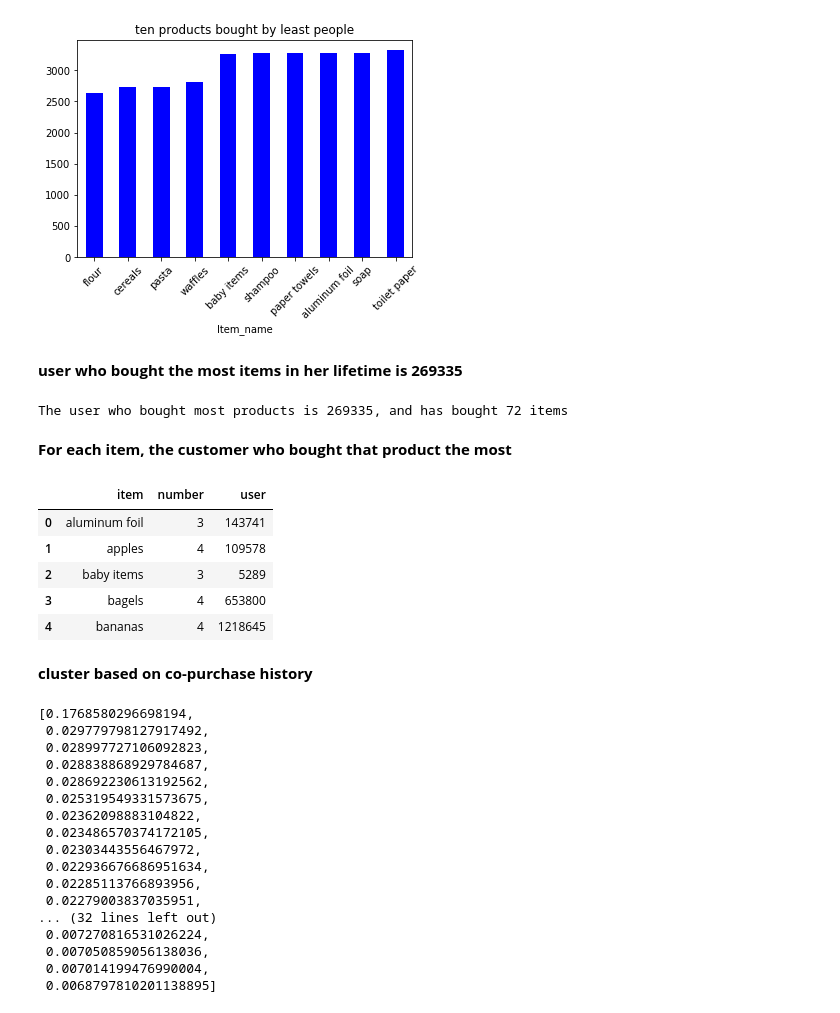
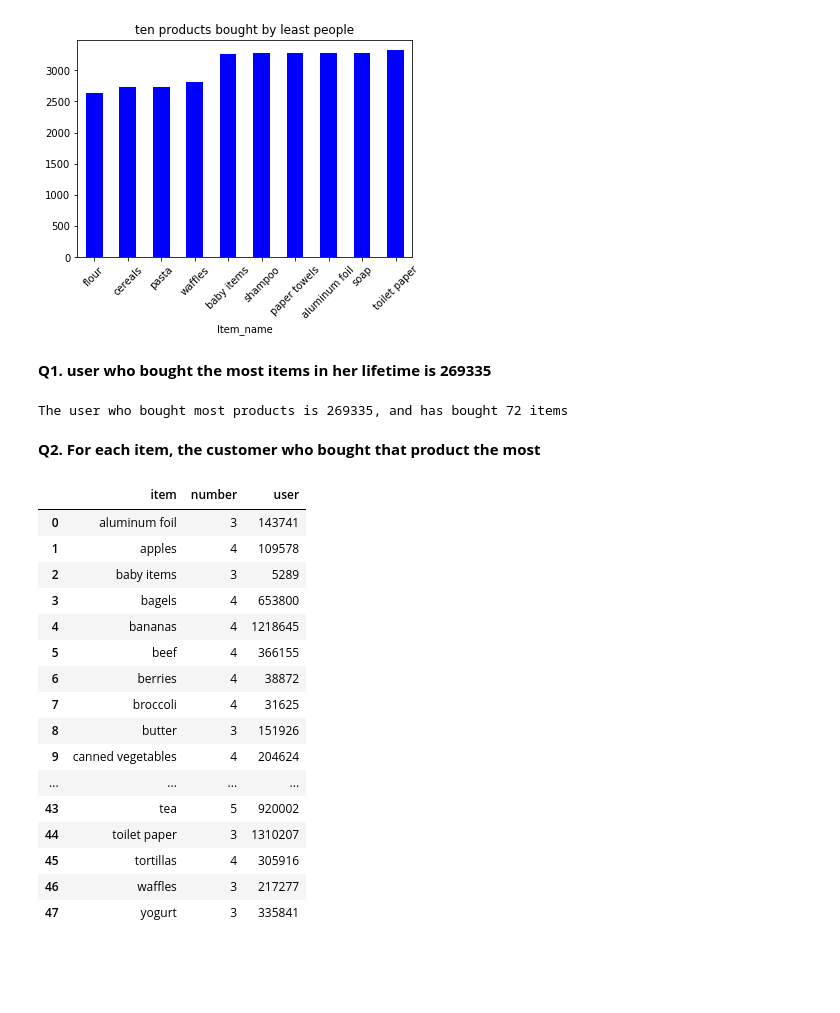
Before and after one commit to fdas3213/data-challenges, a Jupyter notebook: cluster grocery items/grocery.ipynb, the cells around one changed output. Drawn from its saved outputs; the diff is of its cells as text; code cells hidden in the pictures; blank space fills up the shorter version.

```diff
--- a/cluster grocery items/grocery.ipynb
+++ b/cluster grocery items/grocery.ipynb
@@ -63,30 +84,39 @@ product[:10].plot(kind = 'bar', color = 'b', title = 'ten products bought by lea
 <matplotlib.axes._subplots.AxesSubplot at 0x...>
 [figure]
 # %% [markdown]
-**user who bought the most items in her lifetime is 269335**
+**Q1. user who bought the most items in her lifetime is 269335**
 # %%
 most_product_id = user[user.values == max(user)]
 print("The user who bought most products is {}, and has bought {} items".format(most_product_id.index[0], most_product_id.values[0]))
 # %% [output]
 The user who bought most products is 269335, and has bought 72 items
 # %% [markdown]
-**For each item, the customer who bought that product the most**
+**Q2. For each item, the customer who bought that product the most**
 # %%
 item_most = data.groupby(['Item_name','user_id'])['user_id'].count()
 item_most_id = item_most.unstack().idxmax(axis = 1)
 item_dict = {"user":[], "item":[], "number":[]}
 for prod in item_most_id.index:
     item_dict['user'].append(item_most_id[prod])
     item_dict['item'].append(prod)
     item_dict['number'].append(item_most[prod][item_most_id[prod]])
 new_df = pd.DataFrame(item_dict)
-new_df.head(5)
+new_df
 # %% [output]
 |  | item | number | user |
 | 0 | aluminum foil | 3 | 143741 |
 | 1 | apples | 4 | 109578 |
 | 2 | baby items | 3 | 5289 |
 | 3 | bagels | 4 | 653800 |
 | 4 | bananas | 4 | 1218645 |
+| 5 | beef | 4 | 366155 |
+| 6 | berries | 4 | 38872 |
+| 7 | broccoli | 4 | 31625 |
+| 8 | butter | 3 | 151926 |
+| 9 | canned vegetables | 4 | 204624 |
+| ... | ... | ... | ... |
+| 43 | tea | 5 | 920002 |
+| 44 | toilet paper | 3 | 1310207 |
+| 45 | tortillas | 4 | 305916 |
+| 46 | waffles | 3 | 217277 |
+| 47 | yogurt | 3 | 335841 |
-# %% [markdown]
-**cluster based on co-purchase history**
@@ -106,20 +122,0 @@ prob = co_occur / co_occur.sum(axis =1, keepdims=True)
-# %%
-sorted(prob[1], key = lambda x:-x)
-# %% [output]
-[0.1768580296698194,
- 0.029779798127917492,
- 0.028997727106092823,
- 0.028838868929784687,
- 0.028692230613192562,
- 0.025319549331573675,
- 0.02362098883104822,
- 0.023486570374172105,
- 0.02303443556467972,
- 0.022936676686951634,
- 0.02285113766893956,
- 0.02279003837035951,
-... (32 lines left out)
- 0.007270816531026224,
- 0.007050859056138036,
- 0.007014199476990004,
- 0.0068797810201138895]
```
Also changed, not shown: parts of 25 cells of this notebook.
